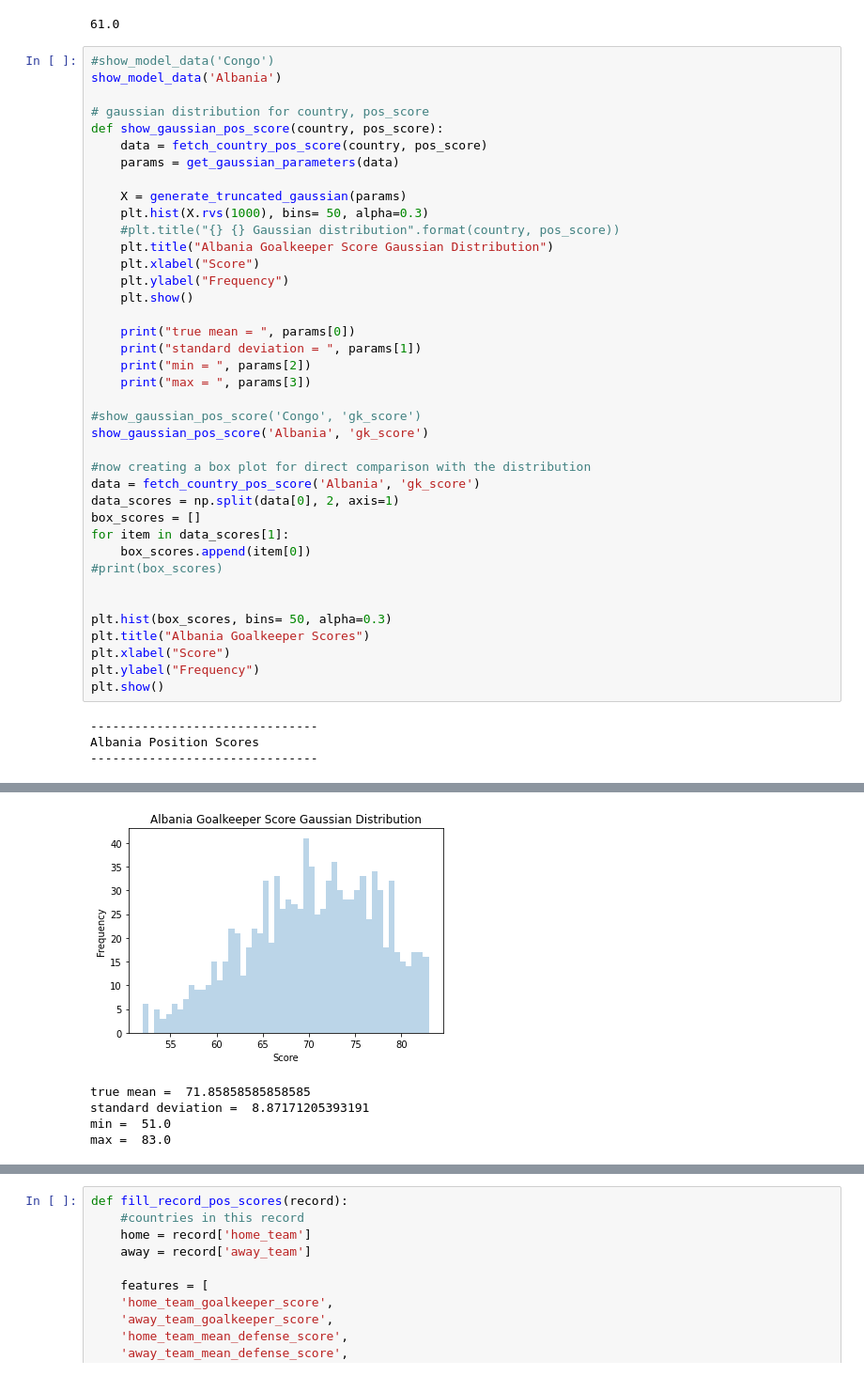
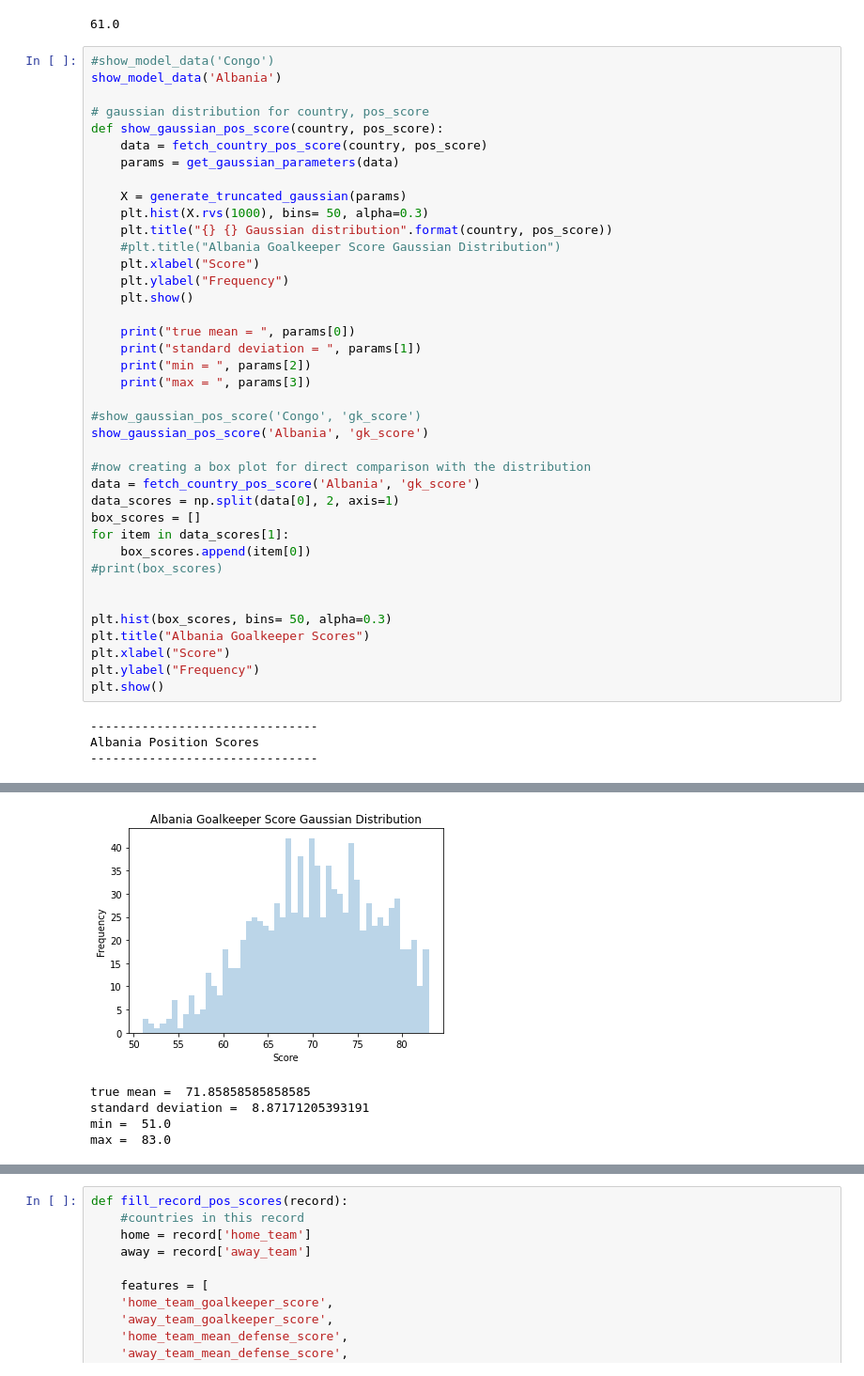
Before and after one commit to james-parky/data-mining-group-coursework, a Jupyter notebook: dataset/predict_missing_data-gaussian.ipynb, the cells around one changed output, grey strips where cells are left out. Shown: that part at 94% size. Saved outputs shown, nothing was run; the diff lists cells and outputs as text.

Commit message:
:lipstick: reverted histogram labels

```diff
--- a/dataset/predict_missing_data-gaussian.ipynb
+++ b/dataset/predict_missing_data-gaussian.ipynb
@@ -386,41 +386,41 @@ def show_gaussian_pos_score(country, pos_score):
 
     X = generate_truncated_gaussian(params)
     plt.hist(X.rvs(1000), bins= 50, alpha=0.3)
-    #plt.title("{} {} Gaussian distribution".format(country, pos_score))
-    plt.title("Albania Goalkeeper Score Gaussian Distribution")
+    plt.title("{} {} Gaussian distribution".format(country, pos_score))
+    #plt.title("Albania Goalkeeper Score Gaussian Distribution")
     plt.xlabel("Score")
     plt.ylabel("Frequency")
     plt.show()
 
     print("true mean = ", params[0])
     print("standard deviation = ", params[1])
     print("min = ", params[2])
     print("max = ", params[3])
 
 #show_gaussian_pos_score('Congo', 'gk_score')
 show_gaussian_pos_score('Albania', 'gk_score')
 
 #now creating a box plot for direct comparison with the distribution
 data = fetch_country_pos_score('Albania', 'gk_score')
 data_scores = np.split(data[0], 2, axis=1)
 box_scores = []
 for item in data_scores[1]:
     box_scores.append(item[0])
 #print(box_scores)
 
 
 plt.hist(box_scores, bins= 50, alpha=0.3)
 plt.title("Albania Goalkeeper Scores")
 plt.xlabel("Score")
 plt.ylabel("Frequency")
 plt.show()
 # %% [output]
 -------------------------------
 Albania Position Scores
 -------------------------------
 [figure]
 [figure]
-[figure, old version]
+[figure, new version]
 true mean =  71.85858585858585
 standard deviation =  8.87171205393191
 min =  51.0
```
Also changed, not shown: parts of 1 cell of this notebook.
